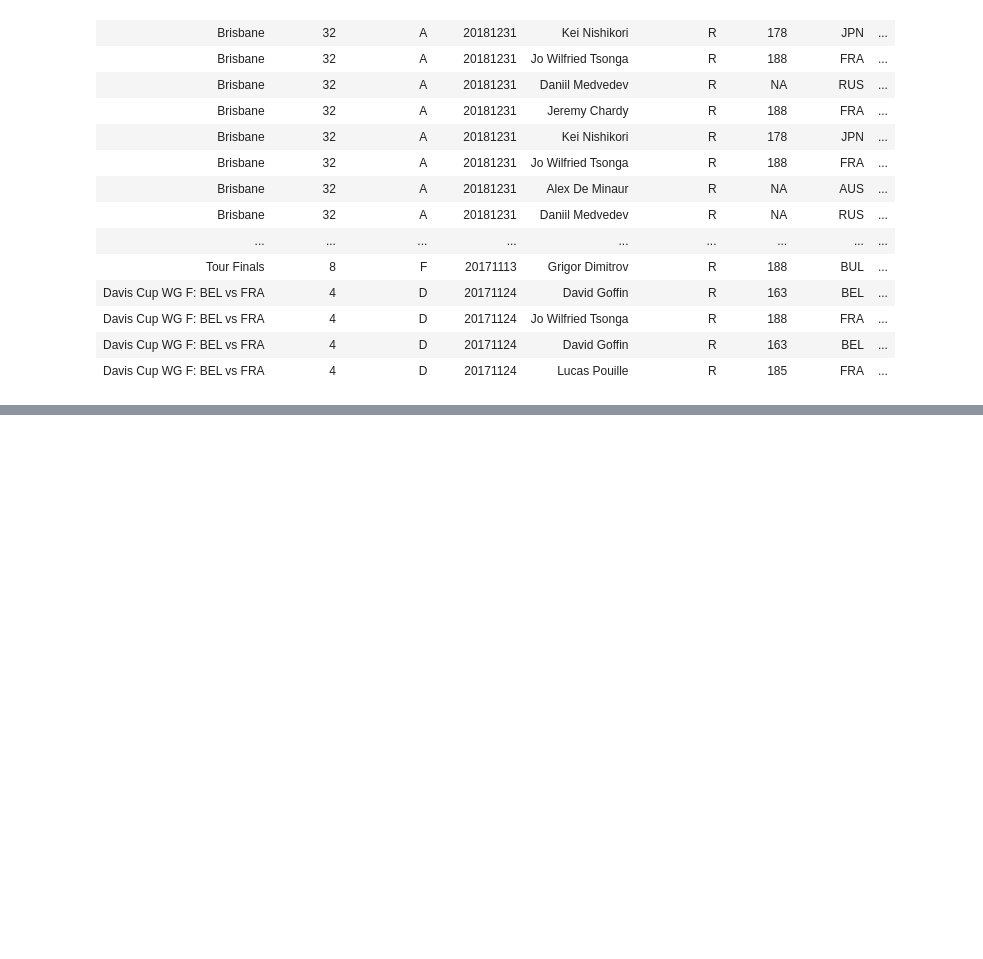
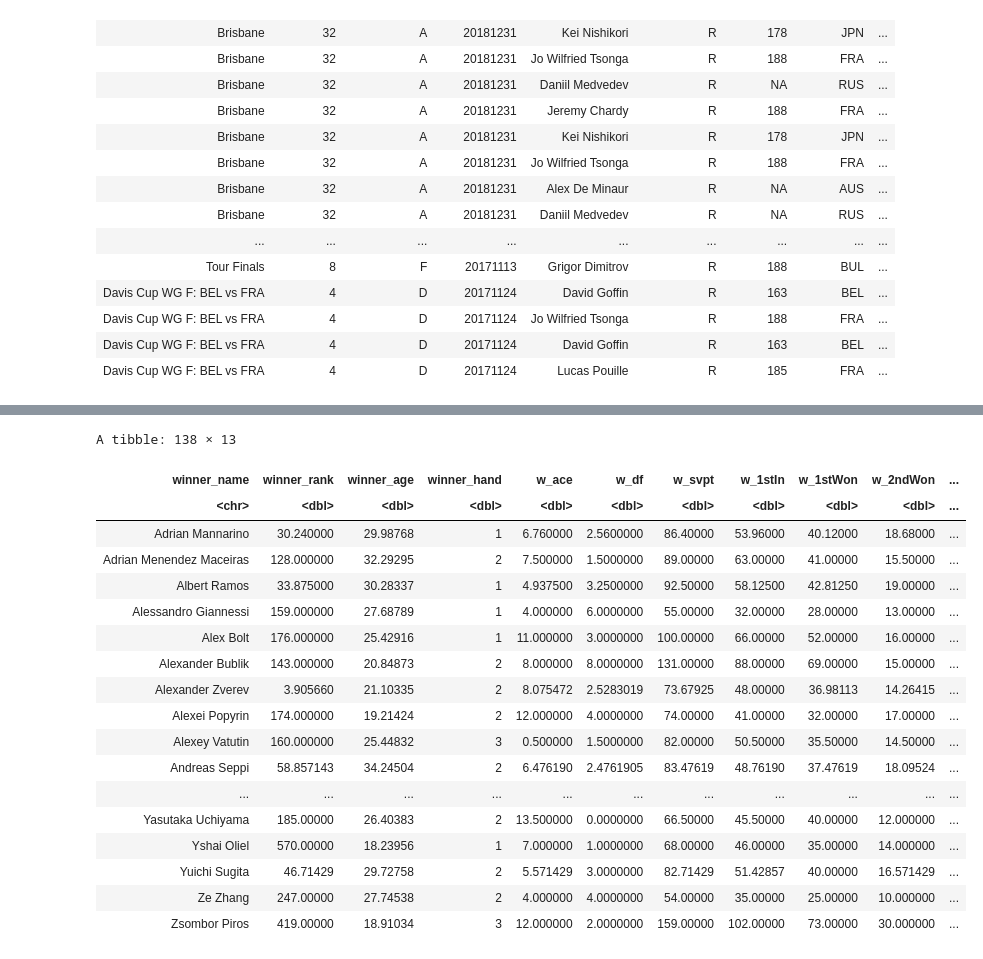
Before and after one commit to jo-adithya/dsci_project, a Jupyter notebook: proposal.ipynb, the cells around one changed output, grey strips where cells are left out. Saved outputs shown, nothing was run; the diff lists cells and outputs as text; code cells hidden in the pictures; blank space fills up the shorter version.

```diff
--- a/proposal.ipynb
+++ b/proposal.ipynb
@@ -60,0 +116,27 @@ A tibble: 6866 × 22
+# %%
+set.seed(2000)
+player_split <- initial_split(player_stats, prop = 3/4, strata = winner_rank)
+player_training <- training(player_split)
+player_testing <- testing(player_split)
+
+player_training
+# %% [output]
+A tibble: 138 × 13
+| winner_name | winner_rank | winner_age | winner_hand | w_ace | w_df | w_svpt | w_1stIn | w_1stWon | w_2ndWon | ... |
+| <chr> | <dbl> | <dbl> | <dbl> | <dbl> | <dbl> | <dbl> | <dbl> | <dbl> | <dbl> | ... |
+| Adrian Mannarino | 30.240000 | 29.98768 | 1 | 6.760000 | 2.5600000 | 86.40000 | 53.96000 | 40.12000 | 18.68000 | ... |
+| Adrian Menendez Maceiras | 128.000000 | 32.29295 | 2 | 7.500000 | 1.5000000 | 89.00000 | 63.00000 | 41.00000 | 15.50000 | ... |
+| Albert Ramos | 33.875000 | 30.28337 | 1 | 4.937500 | 3.2500000 | 92.50000 | 58.12500 | 42.81250 | 19.00000 | ... |
+| Alessandro Giannessi | 159.000000 | 27.68789 | 1 | 4.000000 | 6.0000000 | 55.00000 | 32.00000 | 28.00000 | 13.00000 | ... |
+| Alex Bolt | 176.000000 | 25.42916 | 1 | 11.000000 | 3.0000000 | 100.00000 | 66.00000 | 52.00000 | 16.00000 | ... |
+| Alexander Bublik | 143.000000 | 20.84873 | 2 | 8.000000 | 8.0000000 | 131.00000 | 88.00000 | 69.00000 | 15.00000 | ... |
+| Alexander Zverev | 3.905660 | 21.10335 | 2 | 8.075472 | 2.5283019 | 73.67925 | 48.00000 | 36.98113 | 14.26415 | ... |
+| Alexei Popyrin | 174.000000 | 19.21424 | 2 | 12.000000 | 4.0000000 | 74.00000 | 41.00000 | 32.00000 | 17.00000 | ... |
+| Alexey Vatutin | 160.000000 | 25.44832 | 3 | 0.500000 | 1.5000000 | 82.00000 | 50.50000 | 35.50000 | 14.50000 | ... |
+| Andreas Seppi | 58.857143 | 34.24504 | 2 | 6.476190 | 2.4761905 | 83.47619 | 48.76190 | 37.47619 | 18.09524 | ... |
+| ... | ... | ... | ... | ... | ... | ... | ... | ... | ... | ... |
+| Yasutaka Uchiyama | 185.00000 | 26.40383 | 2 | 13.500000 | 0.0000000 | 66.50000 | 45.50000 | 40.00000 | 12.000000 | ... |
+| Yshai Oliel | 570.00000 | 18.23956 | 1 | 7.000000 | 1.0000000 | 68.00000 | 46.00000 | 35.00000 | 14.000000 | ... |
+| Yuichi Sugita | 46.71429 | 29.72758 | 2 | 5.571429 | 3.0000000 | 82.71429 | 51.42857 | 40.00000 | 16.571429 | ... |
+| Ze Zhang | 247.00000 | 27.74538 | 2 | 4.000000 | 4.0000000 | 54.00000 | 35.00000 | 25.00000 | 10.000000 | ... |
+| Zsombor Piros | 419.00000 | 18.91034 | 3 | 12.000000 | 2.0000000 | 159.00000 | 102.00000 | 73.00000 | 30.000000 | ... |
```
Also changed, not shown: parts of 5 cells of this notebook.
